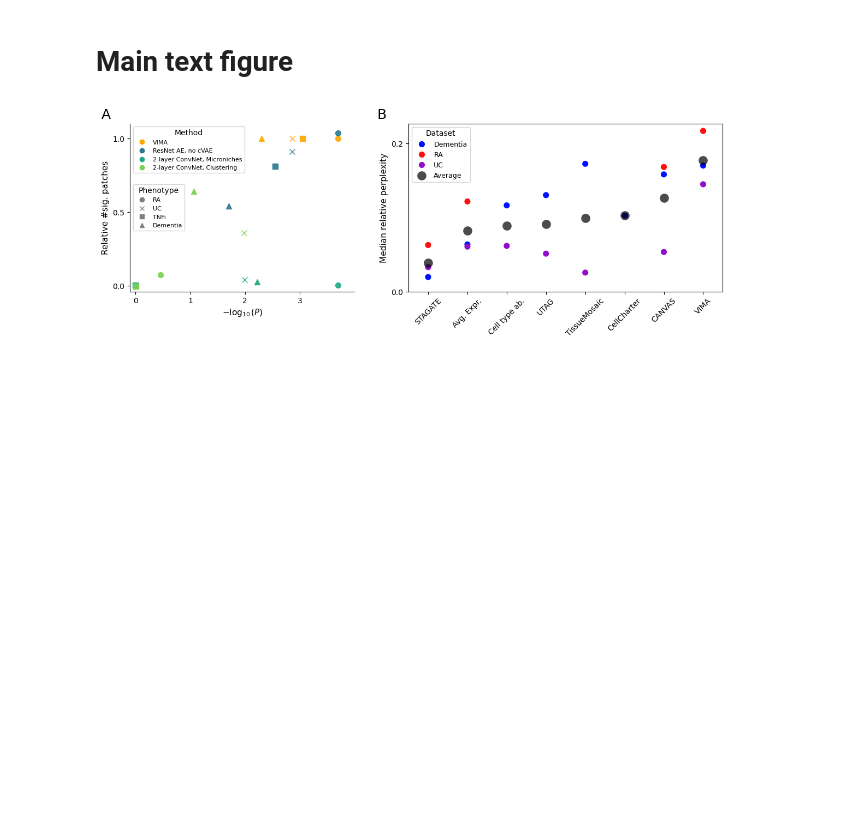
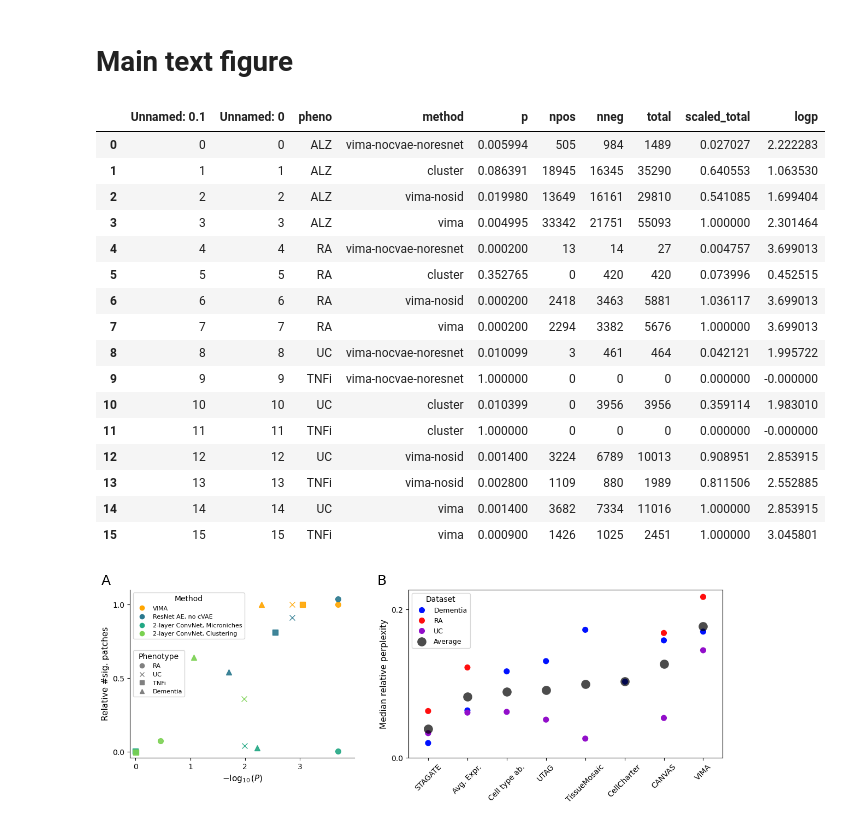
Before and after one commit to yakirr/vimapaper, a Jupyter notebook: ablation/ablation.3.makefigs.ipynb, the cells around one changed output. Cells and saved outputs as stored; diff of their text form; code cells hidden in the pictures; blank space fills up the shorter version.

Commit message:
ablation figure source data

```diff
--- a/ablation/ablation.3.makefigs.ipynb
+++ b/ablation/ablation.3.makefigs.ipynb
@@ -19,6 +19,26 @@ methods = [
            ]
 # %% [markdown]
 # Main text figure
+# %%
+ablations
+# %% [output]
+|  | Unnamed: 0.1 | Unnamed: 0 | pheno | method | p | npos | nneg | total | scaled_total | logp |
+| 0 | 0 | 0 | ALZ | vima-nocvae-noresnet | 0.005994 | 505 | 984 | 1489 | 0.027027 | 2.222283 |
+| 1 | 1 | 1 | ALZ | cluster | 0.086391 | 18945 | 16345 | 35290 | 0.640553 | 1.063530 |
+| 2 | 2 | 2 | ALZ | vima-nosid | 0.019980 | 13649 | 16161 | 29810 | 0.541085 | 1.699404 |
+| 3 | 3 | 3 | ALZ | vima | 0.004995 | 33342 | 21751 | 55093 | 1.000000 | 2.301464 |
+| 4 | 4 | 4 | RA | vima-nocvae-noresnet | 0.000200 | 13 | 14 | 27 | 0.004757 | 3.699013 |
+| 5 | 5 | 5 | RA | cluster | 0.352765 | 0 | 420 | 420 | 0.073996 | 0.452515 |
+| 6 | 6 | 6 | RA | vima-nosid | 0.000200 | 2418 | 3463 | 5881 | 1.036117 | 3.699013 |
+| 7 | 7 | 7 | RA | vima | 0.000200 | 2294 | 3382 | 5676 | 1.000000 | 3.699013 |
+| 8 | 8 | 8 | UC | vima-nocvae-noresnet | 0.010099 | 3 | 461 | 464 | 0.042121 | 1.995722 |
+| 9 | 9 | 9 | TNFi | vima-nocvae-noresnet | 1.000000 | 0 | 0 | 0 | 0.000000 | -0.000000 |
+| 10 | 10 | 10 | UC | cluster | 0.010399 | 0 | 3956 | 3956 | 0.359114 | 1.983010 |
+| 11 | 11 | 11 | TNFi | cluster | 1.000000 | 0 | 0 | 0 | 0.000000 | -0.000000 |
+| 12 | 12 | 12 | UC | vima-nosid | 0.001400 | 3224 | 6789 | 10013 | 0.908951 | 2.853915 |
+| 13 | 13 | 13 | TNFi | vima-nosid | 0.002800 | 1109 | 880 | 1989 | 0.811506 | 2.552885 |
+| 14 | 14 | 14 | UC | vima | 0.001400 | 3682 | 7334 | 11016 | 1.000000 | 2.853915 |
+| 15 | 15 | 15 | TNFi | vima | 0.000900 | 1426 | 1025 | 2451 | 1.000000 | 3.045801 |
 # %%
 def ablations_comparison(ax):
     np.random.seed(0)
```
Also changed, not shown: parts of 2 cells of this notebook, 5 other files.
